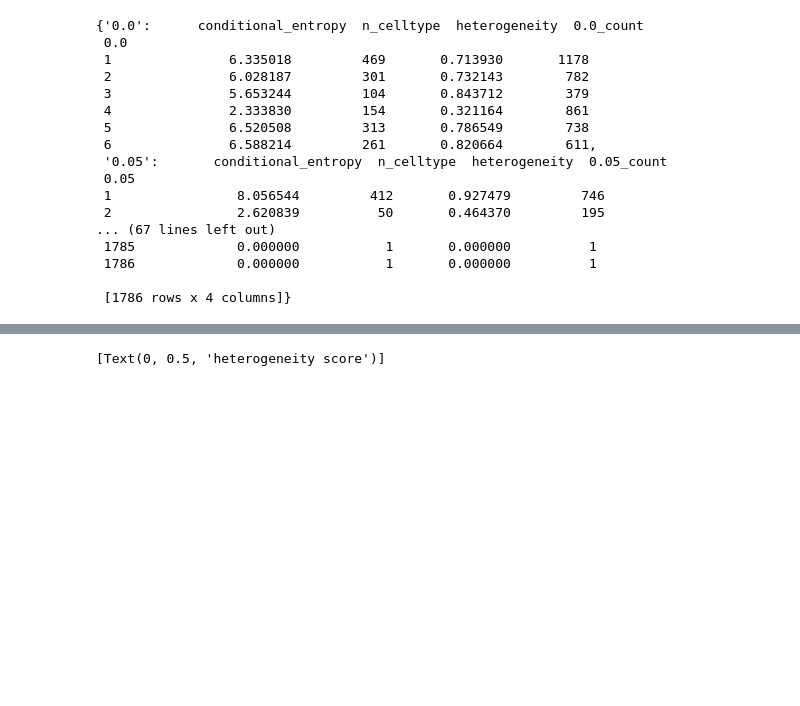
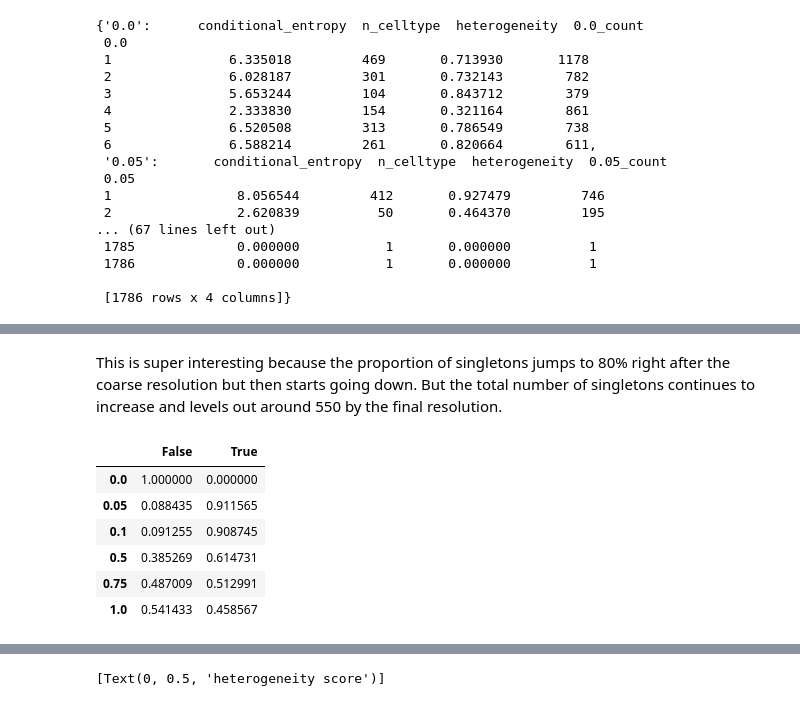
Before and after one commit to Gutierrez-lab/oviIN-analyses-gabrielle, a Jupyter notebook: modular_sandbox.ipynb, the cells around one changed output, grey strips where cells are left out. Drawn from its saved outputs; the diff is of its cells as text; code cells hidden in the pictures; blank space fills up the shorter version.

```diff
--- a/modular_sandbox.ipynb
+++ b/modular_sandbox.ipynb
@@ -425,0 +442,5 @@ Int64Index([1, 2, 3, 4, 5, 6], dtype='int64', name='0.0')
+# %%
+# calculate proportion of modules with 0 heterogeneity for each resolution
+zero_het = {chi: cluster_celltype_het_dfs[chi]['heterogeneity']==0 for chi in chi_values}
+zero_het_prop = {chi: zero_het[chi].value_counts()/len(zero_het[chi]) for chi in chi_values}
+zero_het_prop
@@ -425,0 +575,16 @@ Int64Index([1, 2, 3, 4, 5, 6], dtype='int64', name='0.0')
+# %% [markdown]
+This is super interesting because the proportion of singletons jumps to 80% right after the coarse resolution but then starts going down. But the total number of singletons continues to increase and levels out around 550 by the final resolution.
+# %%
+# make a plot of the proportion of modules with 0 heterogeneity for each resolution
+zero_het_prop_df = pd.DataFrame(zero_het_prop)
+zero_het_prop_df = zero_het_prop_df.T
+zero_het_prop_df = zero_het_prop_df.fillna(0)
+zero_het_prop_df
+# %% [output]
+|  | False | True |
+| 0.0 | 1.000000 | 0.000000 |
+| 0.05 | 0.088435 | 0.911565 |
+| 0.1 | 0.091255 | 0.908745 |
+| 0.5 | 0.385269 | 0.614731 |
+| 0.75 | 0.487009 | 0.512991 |
+| 1.0 | 0.541433 | 0.458567 |
```
Also changed, not shown: parts of 24 cells of this notebook.
